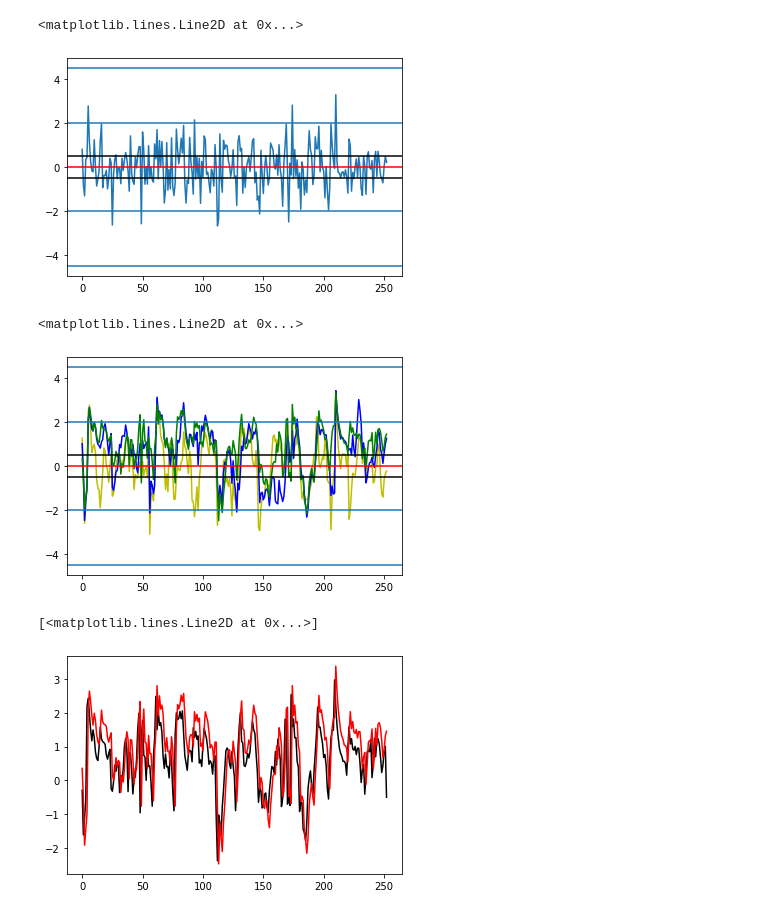
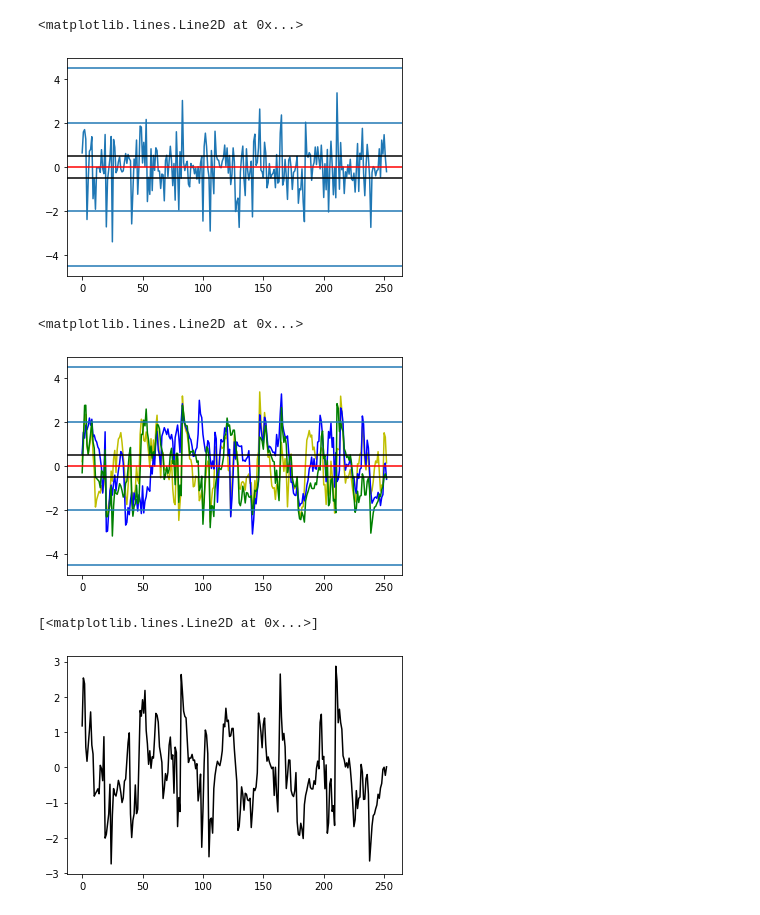
Before and after one commit to BlackBoxTrading1/PairTrading, a Jupyter notebook: quantconnect/spread_comparer.ipynb, the cells around one changed output. Drawn from its saved outputs; the diff is of its cells as text; code cells hidden in the pictures.

```diff
--- a/quantconnect/spread_comparer.ipynb
+++ b/quantconnect/spread_comparer.ipynb
@@ -8,16 +8,17 @@ import matplotlib.pyplot as plt
 from scipy.stats import linregress
 import scipy.stats as ss
 import numpy as np
+import numba as nb
 from pykalman import KalmanFilter
 import statsmodels.tsa.stattools as sm
 import pandas as pd
 import math
 qb = QuantBook()
 
-s1 = qb.AddEquity("amzn")
-s2 = qb.AddEquity("ge")
-start_date = datetime(2016,1,1)
-end_date = datetime(2018,1,1)
+s1 = qb.AddEquity("fb")
+s2 = qb.AddEquity("twtr")
+start_date = datetime(2019,1,1)
+end_date = datetime(2021,1,1)
 hedge_lookback = 15
 dist = 253
 entry = 2.0
@@ -102,7 +103,7 @@ plt.axhline(y=exit, color='k')
 plt.axhline(y=-exit, color='k')
 # %% [output]
 <matplotlib.lines.Line2D at 0x...>
-[figure, old version]
+[figure, new version]
 # %%
 def get_ratio_spreads(series1, series2, length):
     spreads = np.array(series1)/np.array(series2)
@@ -130,7 +131,7 @@ plt.axhline(y=exit, color='k')
 plt.axhline(y=-exit, color='k')
 # %% [output]
 <matplotlib.lines.Line2D at 0x...>
-[figure, old version]
+[figure, new version]
 # %%
 from pandas import DataFrame as df
 
@@ -155,7 +156,7 @@ def get_moving_ratios(series1, series2, length):
 # %%
 ema_spreads, ema_zscores = get_moving_ratios(series1,series2,dist)
 plt.plot(ema_zscores, color='k')
-plt.plot(ratio_zscores, color='r')
+# plt.plot(ratio_zscores, color='r')
 # %% [output]
 [<matplotlib.lines.Line2D at 0x...>]
-[figure, old version]
+[figure, new version]
```
Also changed, not shown: parts of 2 cells of this notebook, 3 other files.
